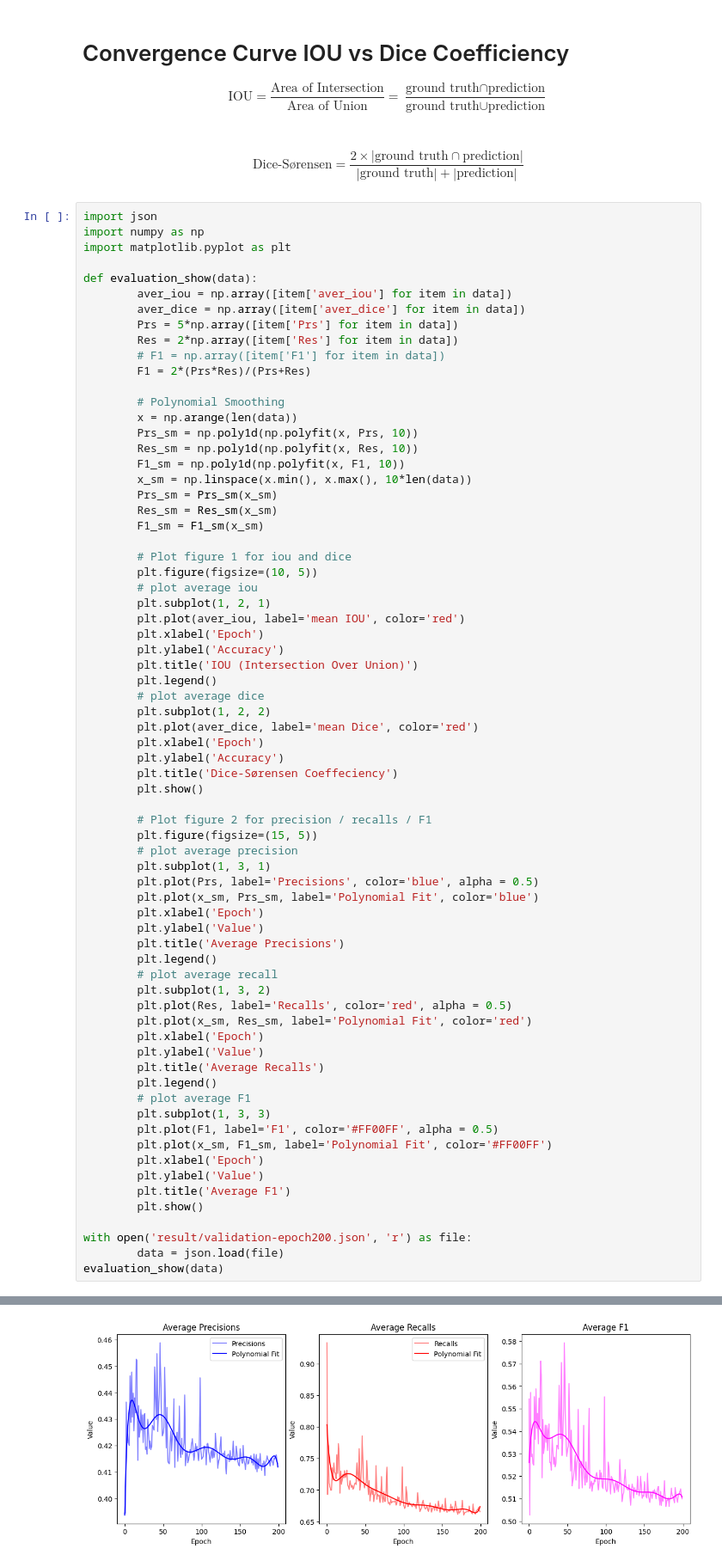
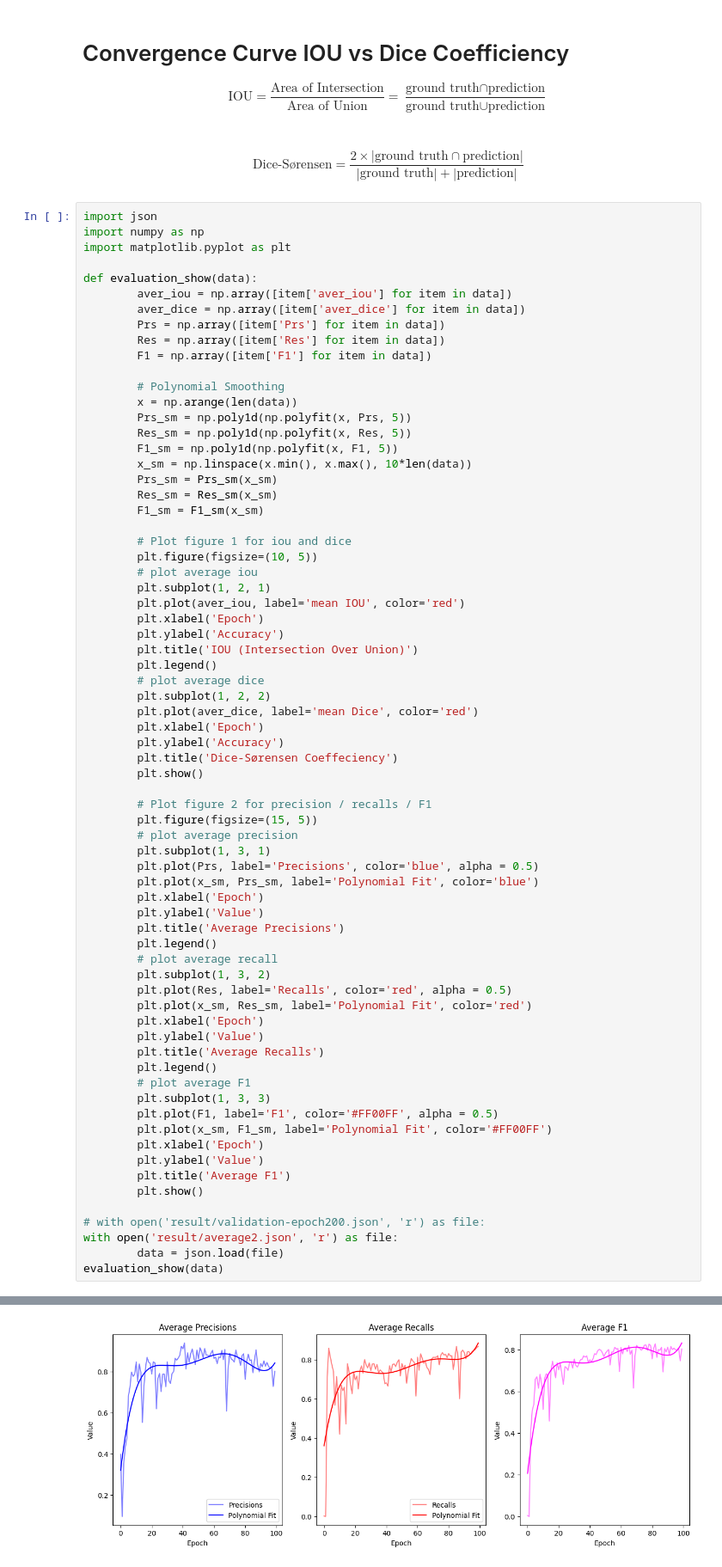
Before and after one commit to yezehao/BDL-based-semantic-segmentation, a Jupyter notebook: None-Bayes-SegNet/SegNet-MaSTr1325-prediction-display.ipynb, the cells around one changed output, grey strips where cells are left out. Shown at 86% size. Cells and saved outputs as stored; diff of their text form.

```diff
--- a/None-Bayes-SegNet/SegNet-MaSTr1325-prediction-display.ipynb
+++ b/None-Bayes-SegNet/SegNet-MaSTr1325-prediction-display.ipynb
@@ -66,16 +66,15 @@ import matplotlib.pyplot as plt
 def evaluation_show(data):
         aver_iou = np.array([item['aver_iou'] for item in data])
         aver_dice = np.array([item['aver_dice'] for item in data])
-        Prs = 5*np.array([item['Prs'] for item in data])
-        Res = 2*np.array([item['Res'] for item in data])
-        # F1 = np.array([item['F1'] for item in data])
-        F1 = 2*(Prs*Res)/(Prs+Res)
+        Prs = np.array([item['Prs'] for item in data])
+        Res = np.array([item['Res'] for item in data])
+        F1 = np.array([item['F1'] for item in data])
 
         # Polynomial Smoothing
         x = np.arange(len(data))
-        Prs_sm = np.poly1d(np.polyfit(x, Prs, 10))
-        Res_sm = np.poly1d(np.polyfit(x, Res, 10))
-        F1_sm = np.poly1d(np.polyfit(x, F1, 10))
+        Prs_sm = np.poly1d(np.polyfit(x, Prs, 5))
+        Res_sm = np.poly1d(np.polyfit(x, Res, 5))
+        F1_sm = np.poly1d(np.polyfit(x, F1, 5))
         x_sm = np.linspace(x.min(), x.max(), 10*len(data))
         Prs_sm = Prs_sm(x_sm)
         Res_sm = Res_sm(x_sm)
@@ -125,7 +124,8 @@ def evaluation_show(data):
         plt.title('Average F1')
         plt.show()
 
-with open('result/validation-epoch200.json', 'r') as file:
+# with open('result/validation-epoch200.json', 'r') as file:
+with open('result/average2.json', 'r') as file:
         data = json.load(file)
 evaluation_show(data)
 # %% [output]
@@ -133,4 +133,4 @@ evaluation_show(data)
-[figure, old version]
+[figure, new version]
 # %% [markdown]
 # Training Loss
 ![avater](result/training/loss_segnet_1_MaSTr1325_100.jpg)
```
Also changed, not shown: parts of 1 cell of this notebook, 2 other files.
